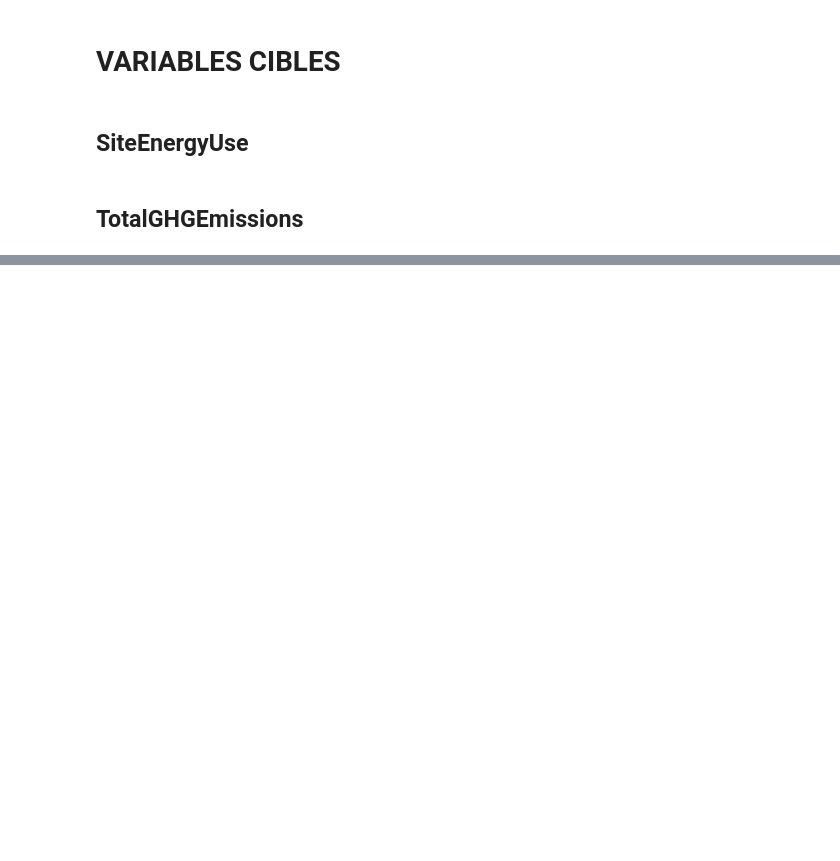
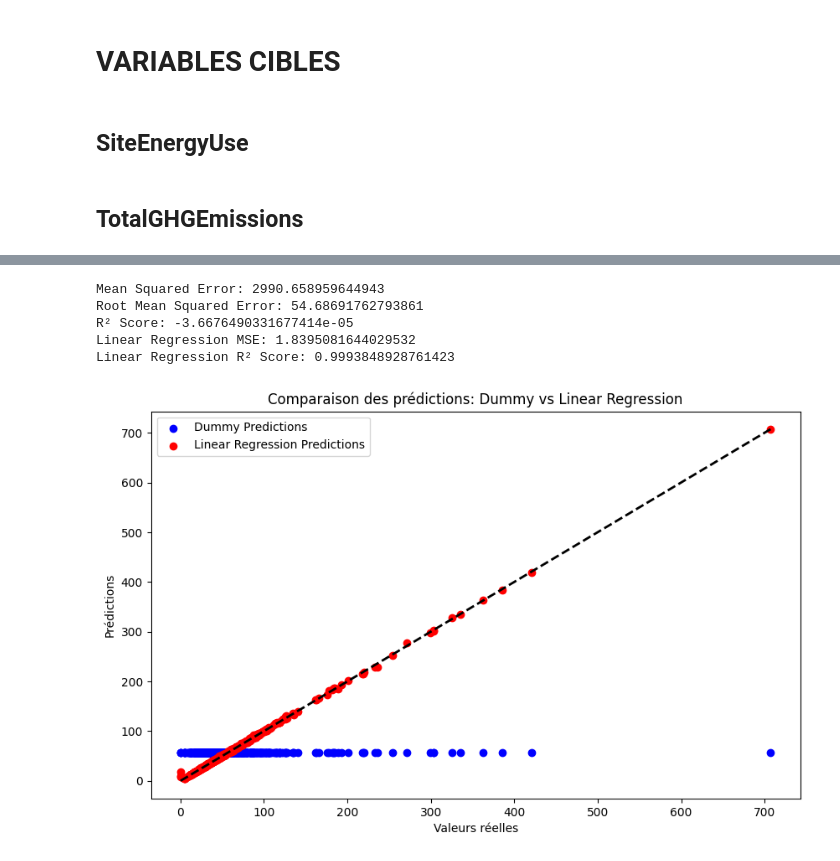
Before and after one commit to EP-portfolio/PROJET_4, a Jupyter notebook: PROJET_4.ipynb, the cells around one changed output, grey strips where cells are left out. Saved outputs shown, nothing was run; the diff lists cells and outputs as text; code cells hidden in the pictures; blank space fills up the shorter version.

Commit message:
beaucoup de changement + dummy + linéaire

```diff
--- a/PROJET_4.ipynb
+++ b/PROJET_4.ipynb
@@ -478,0 +657,3 @@ DF_non_residential = DF_non_residential.drop(Liste_a_drop,axis=1)
+# %%
+with pd.option_context('mode.chained_assignment', None):
+    DF['%_Immeuble']=round(DF['PropertyGFABuilding(s)']*100/DF['PropertyGFATotal'],0)
@@ -478,0 +684,8 @@ DF_non_residential = DF_non_residential.drop(Liste_a_drop,axis=1)
+# %%
+col_num=[]
+col_obj=[]
+for col in DF.columns:
+    if DF[col].dtype in ['int64','float64']:
+        col_num.append(col)
+    else:
+        col_obj.append(col)
@@ -478,0 +772,5 @@ DF_non_residential = DF_non_residential.drop(Liste_a_drop,axis=1)
+# %%
+indexx=[3299,3300,3301,3302,3303,3304,3305,3306,3307,3308,3309,3310,3311,3312,3313,3314]
+ZipCode=[98101,98144,98117,98125,98107,98117,98119,98102,98122,98118,98126,98108,98104,98119,98108,98108]
+
+DF.loc[indexx,'ZipCode']=ZipCode
@@ -504,0 +816,2 @@ memory usage: 400.3+ KB
+# %%
+DF.loc[DF['LargestPropertyUseTypeGFA'].isna(),'LargestPropertyUseTypeGFA']=DF['LargestPropertyUseTypeGFA'].mean()
@@ -504,0 +838,61 @@ memory usage: 400.3+ KB
+# %%
+from sklearn.dummy import DummyRegressor
+from sklearn.model_selection import train_test_split
+from sklearn.metrics import mean_squared_error, r2_score
+import numpy as np
+import pandas as pd
+X=DF[col_num].drop(['SiteEUIWN(kBtu/sf)'],axis=1)
+y=DF['SiteEUIWN(kBtu/sf)']
+# Supposons que X contient vos features et y votre variable cible
+X_train, X_test, y_train, y_test = train_test_split(X, y, test_size=0.2, random_state=42)
+# Créer un Dummy Regressor qui prédit la moyenne
+dummy_reg = DummyRegressor(strategy="mean")
+
+# Entraîner le modèle
+dummy_reg.fit(X_train, y_train)
+# Prédictions sur l'ensemble de test
+y_pred = dummy_reg.predict(X_test)
+# Calculer l'erreur quadratique moyenne (MSE)
+mse = mean_squared_error(y_test, y_pred)
+print(f"Mean Squared Error: {mse}")
+
+# Calculer la racine de l'erreur quadratique moyenne (RMSE)
+rmse = np.sqrt(mse)
+print(f"Root Mean Squared Error: {rmse}")
+
+# Calculer le coefficient de détermination R²
+r2 = r2_score(y_test, y_pred)
+print(f"R² Score: {r2}")
+from sklearn.linear_model import LinearRegression
+
+# Créer et entraîner un modèle de régression linéaire
+linear_reg = LinearRegression()
+linear_reg.fit(X_train, y_train)
+
+# Prédictions
+y_pred_linear = linear_reg.predict(X_test)
+
+# Évaluation
+mse_linear = mean_squared_error(y_test, y_pred_linear)
+r2_linear = r2_score(y_test, y_pred_linear)
+
+print(f"Linear Regression MSE: {mse_linear}")
+print(f"Linear Regression R² Score: {r2_linear}")
+import matplotlib.pyplot as plt
+
+plt.figure(figsize=(10, 6))
+plt.scatter(y_test, y_pred, color='blue', label='Dummy Predictions')
+plt.scatter(y_test, y_pred_linear, color='red', label='Linear Regression Predictions')
+plt.plot([y_test.min(), y_test.max()], [y_test.min(), y_test.max()], 'k--', lw=2)
+plt.xlabel('Valeurs réelles')
+plt.ylabel('Prédictions')
+plt.title('Comparaison des prédictions: Dummy vs Linear Regression')
+plt.legend()
+plt.show()
+# %% [output]
+Mean Squared Error: 2990.658959644943
+Root Mean Squared Error: 54.68691762793861
+R² Score: -3.6676490331677414e-05
+Linear Regression MSE: 1.8395081644029532
+Linear Regression R² Score: 0.9993848928761423
+[figure, added]
```
Also changed, not shown: parts of 109 cells of this notebook.
